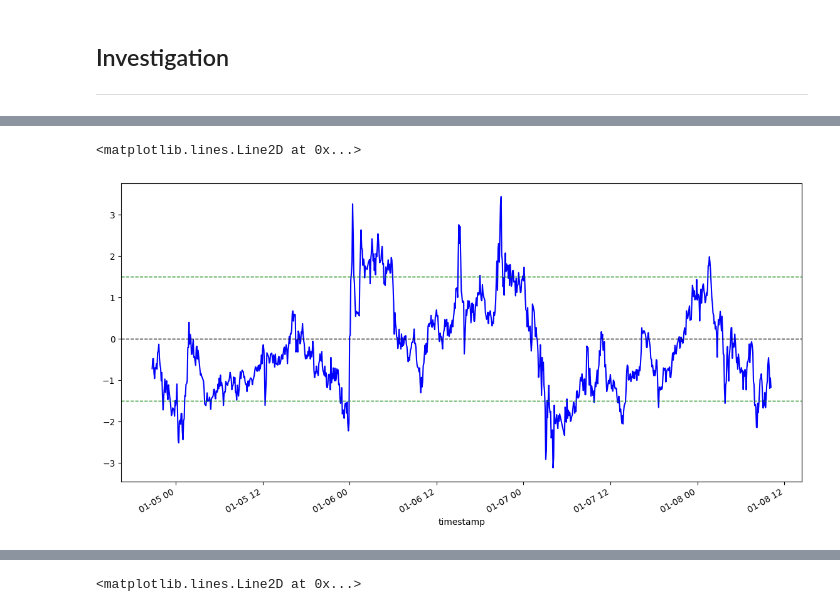
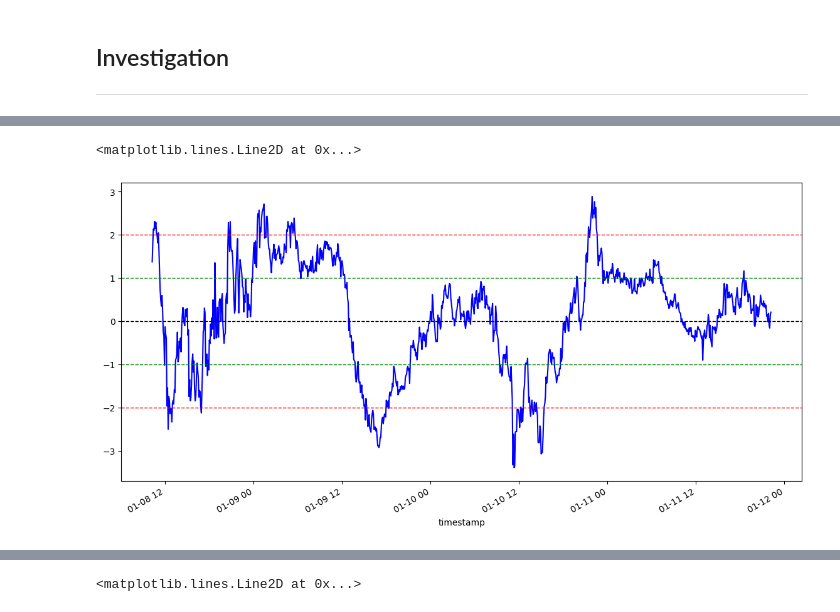
Before and after one commit to alexandrosdp/PairsTrading, a Jupyter notebook: preliminary_pairs_analysis.ipynb, the cells around one changed output, grey strips where cells are left out. Cells and saved outputs as stored; diff of their text form; code cells hidden in the pictures.

```diff
--- a/preliminary_pairs_analysis.ipynb
+++ b/preliminary_pairs_analysis.ipynb
@@ -136,0 +213,3 @@ trade_profits, net_trade_profits_S1, net_trade_profits_S2,cumulative_profit_seri
+# %%
+zscore_series_window = zscore_series.iloc[2100: 3100]
+zscore_series_window
@@ -137,17 +230,20 @@ trade_profits, net_trade_profits_S1, net_trade_profits_S2,cumulative_profit_seri
 # %%
 start_date = pd.to_datetime('2024-02-01 00:20:00')
 end_date = pd.to_datetime('2024-02-10 00:40:00')
 
 #Convert the entry and exit times to datetime objects
 
+stop_loss_threshold = 2
 plt.figure(figsize=(14, 7))
-zscore_series.iloc[1100: 2100].plot(label='Z-Score', color='blue')
+zscore_series_window.plot(label='Z-Score', color='blue')
 plt.axhline(0, color='black', linestyle='--', linewidth=1)
-plt.axhline(1.5, color='green', linestyle='--', linewidth=1)
-plt.axhline(-1.5, color='green', linestyle='--', linewidth=1)
+plt.axhline(1, color='green', linestyle='--', linewidth=1)
+plt.axhline(-1, color='green', linestyle='--', linewidth=1)
+plt.axhline(stop_loss_threshold, color='red', linestyle='--', linewidth=1)
+plt.axhline(-stop_loss_threshold, color='red', linestyle='--', linewidth=1)
 # %% [output]
 <matplotlib.lines.Line2D at 0x...>
-[figure, old version]
+[figure, new version]
 # %%
 
 
```
Also changed, not shown: parts of 33 cells of this notebook, 17 other files.
